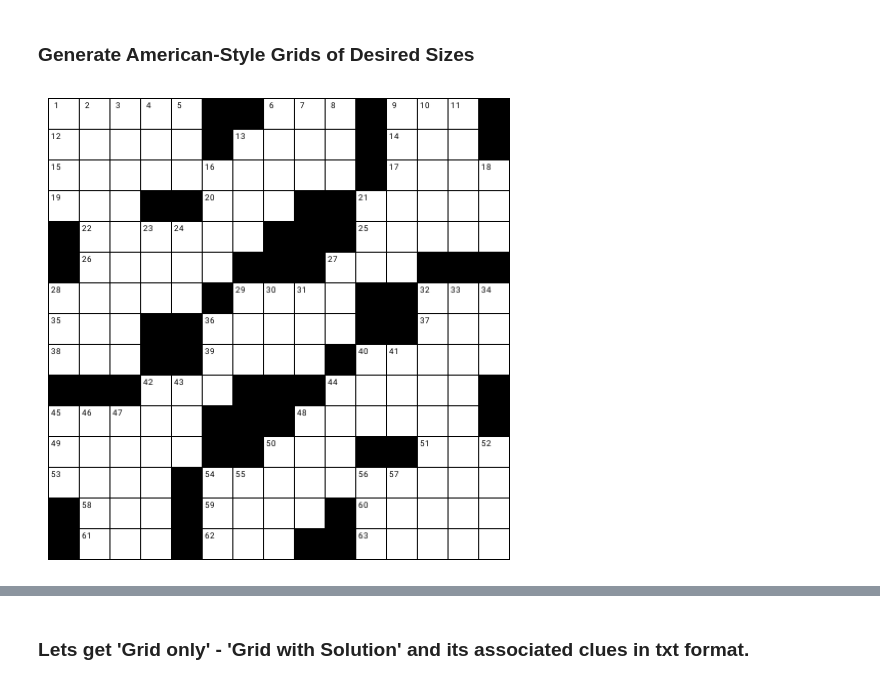
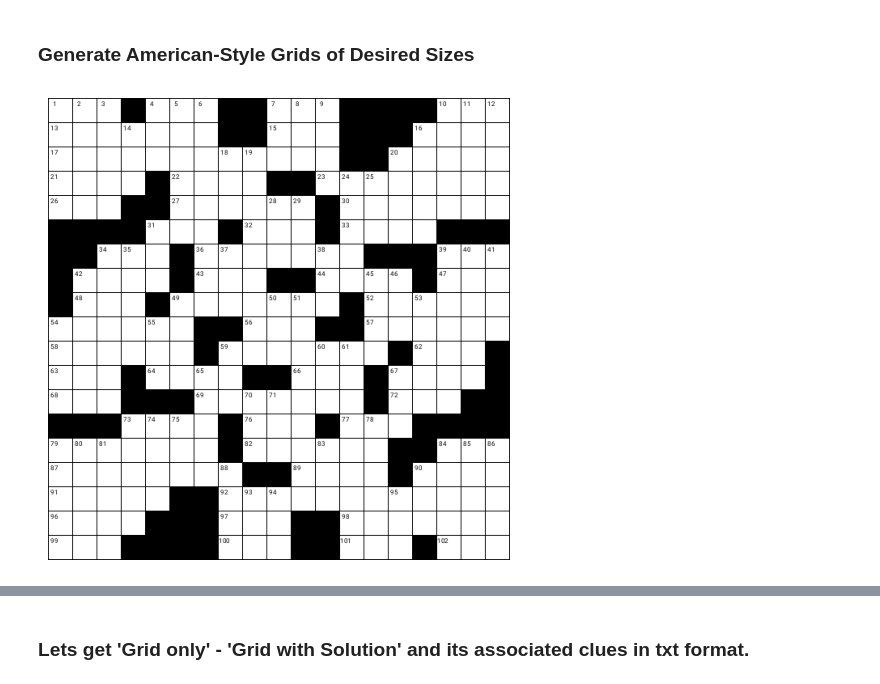
Before and after one commit to prajeshshrestha/Crossword-Generator, a Jupyter notebook: Crossword_Generator_Backtracking_V2.ipynb, the cells around one changed output, grey strips where cells are left out. Saved outputs shown, nothing was run; the diff lists cells and outputs as text; code cells hidden in the pictures.

```diff
--- a/Crossword_Generator_Backtracking_V2.ipynb
+++ b/Crossword_Generator_Backtracking_V2.ipynb
@@ -1075,25 +1075,25 @@ def display_grid_solution(grid, grid_nums, black_cell_str = '.', answer_grid = N
 # %%
 from grid_generator_latest import generate_grid
 
-json_data, symmetry = generate_grid(grid_size = 15, b_factor = 4, display_grid = True)
+json_data, symmetry = generate_grid(grid_size = 19, b_factor = 4, display_grid = True)
 
 rows = json_data['size']['rows']
 cols = json_data['size']['cols']
 grid = json_data['grid']
 reshaped_grid = [grid[i:i + rows] for i in range(0, len(grid), rows)]
 
 grid = []
 for i in reshaped_grid:
     row = []
     for j in i:
         if j == '.':
             row.append('')
         else:
             row.append('A')
     grid.append(row)
 # pprint(grid)
 # %% [output]
-[figure, old version]
+[figure, new version]
 # %%
 start_t = time.time()
 crossword = Crossword(grid, config['large_word_list'])
```
Also changed, not shown: parts of 13 cells of this notebook.
